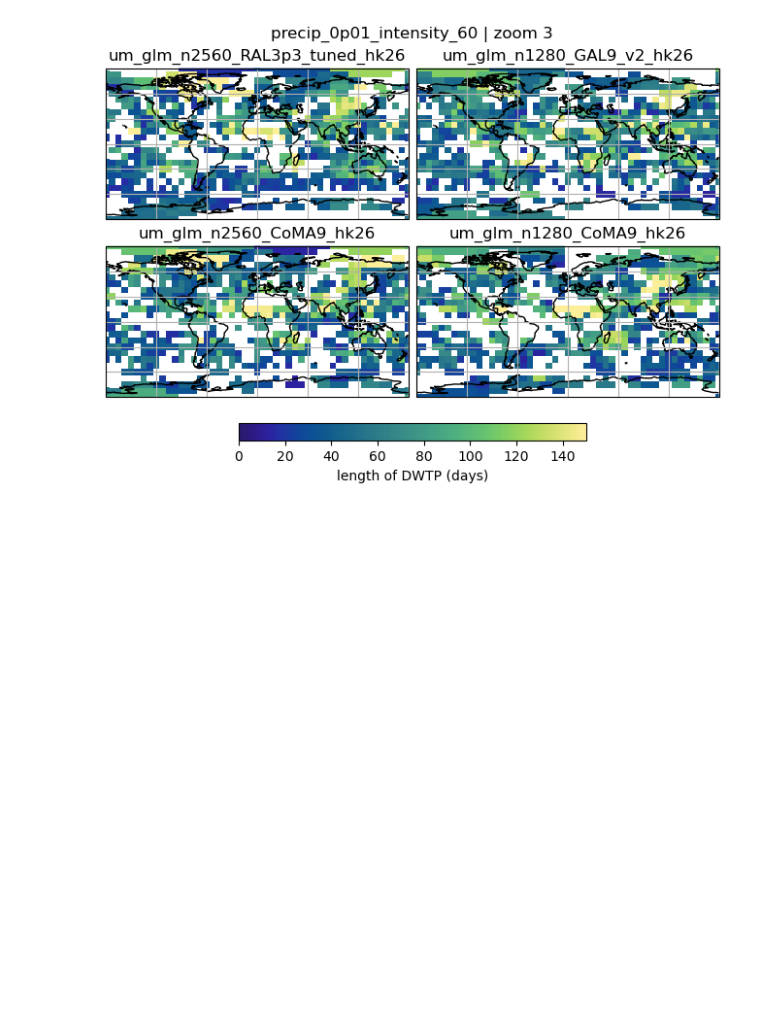
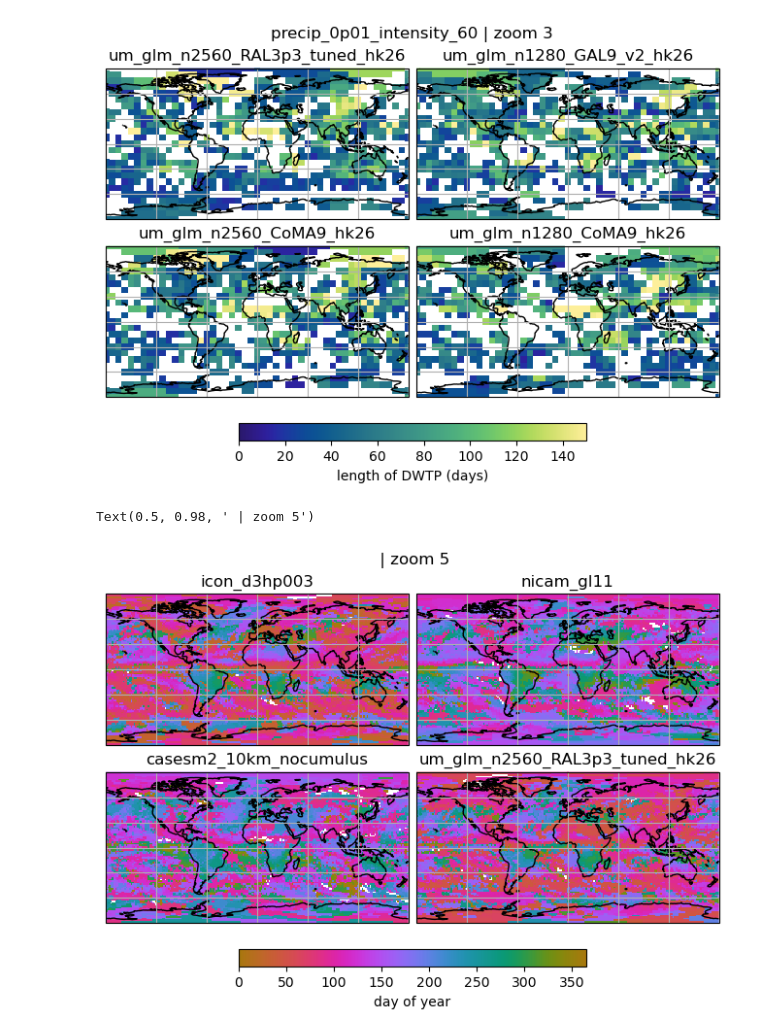
Before and after one commit to fran-morris-research/hackathon-monsoons, a Jupyter notebook: onset_identification/onset_period_visualisation.ipynb, the cells around one changed output. Saved outputs shown, nothing was run; the diff lists cells and outputs as text; code cells hidden in the pictures; blank space fills up the shorter version.

```diff
--- a/onset_identification/onset_period_visualisation.ipynb
+++ b/onset_identification/onset_period_visualisation.ipynb
@@ -415,3 +468,53 @@ plt.suptitle(f"{thresholds} | zoom {zoom}")
 # %% [output]
 Text(0.5, 0.98, 'precip_0p01_intensity_60 | zoom 3')
 [figure]
+# %%
+projection = ccrs.PlateCarree()
+fig, axes = plt.subplots(
+    2,
+    2,
+    # height_ratios=[1] * len(zooms) + [0.1],
+    # figsize=figsize,
+    subplot_kw={"projection": projection},
+    layout="constrained",
+)
+zoom=5
+thresholds=""
+ax, m = plot_first_day(
+    axes[0,0],
+    "icon_d3hp003",
+    # [left, right, bottom, top],
+    thresholds=thresholds,
+)
+ax, m = plot_first_day(
+    axes[1,0],
+    "casesm2_10km_nocumulus",
+    # [left, right, bottom, top],
+    thresholds=thresholds,
+)
+ax, m = plot_first_day(
+    axes[0,1],
+    "nicam_gl11",
+    # [left, right, bottom, top],
+    thresholds=thresholds,
+)
+
+ax, m = plot_first_day(
+    axes[1,1],
+    "um_glm_n2560_RAL3p3_tuned_hk26",
+    # [left, right, bottom, top],
+    thresholds=thresholds,
+)
+fig.colorbar(
+    m,
+    ax=axes.ravel().tolist(),
+    orientation="horizontal",
+    fraction=0.05,
+    pad=0.07,
+    shrink=0.7,
+    label="day of year",
+)
+plt.suptitle(f"{thresholds} | zoom {zoom}")
+# %% [output]
+Text(0.5, 0.98, ' | zoom 5')
+[figure, added]
```
Also changed, not shown: parts of 6 cells of this notebook, 4 other files.
